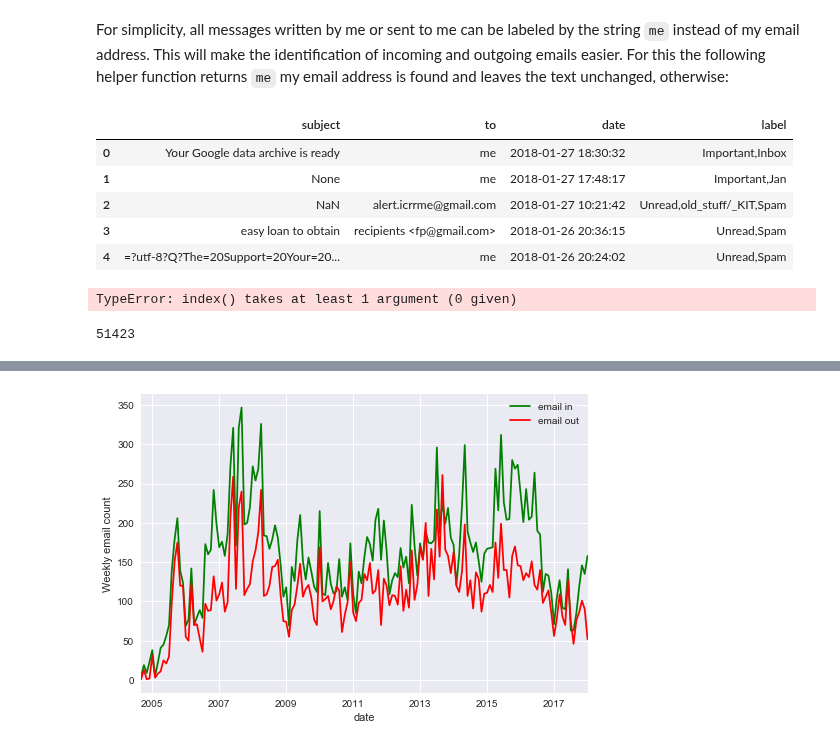
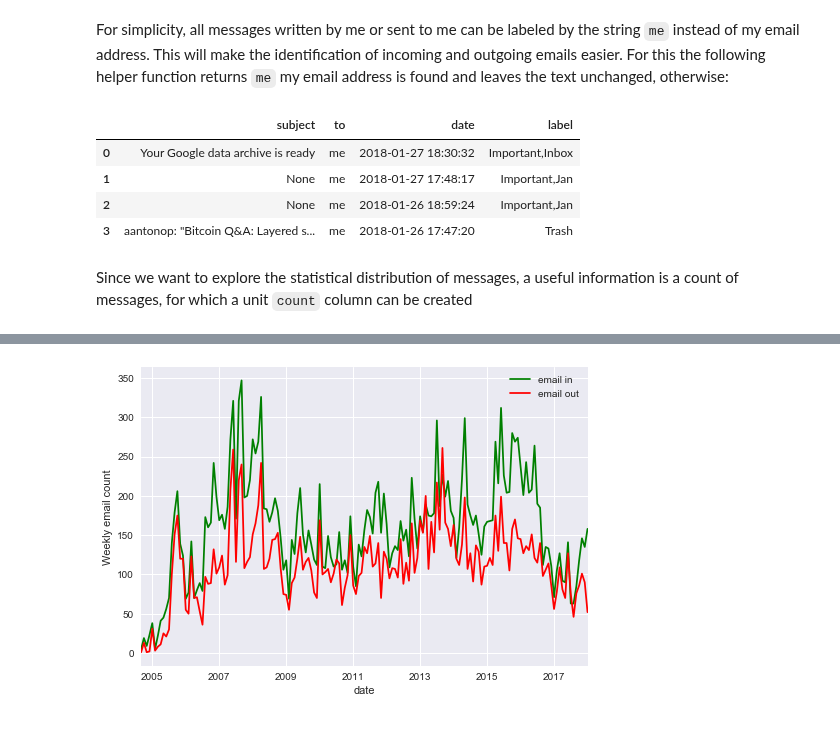
Before and after one commit to jsdiazpo/Gmail_Analysis, a Jupyter notebook: Gmail_Analysis.ipynb, the cells around one changed output, grey strips where cells are left out. Saved outputs shown, nothing was run; the diff lists cells and outputs as text; code cells hidden in the pictures.

```diff
--- a/Gmail_Analysis.ipynb
+++ b/Gmail_Analysis.ipynb
@@ -240,21 +240,14 @@ def rename_me(txt):
 df['from'] = df['from'].apply(rename_me)
 df['to'] = df['to'].apply(rename_me)
 # %%
-df[['subject', 'to', 'date', 'label']].head()
+df[['subject', 'to', 'date', 'label']].head(4)
 # %% [output]
 |  | subject | to | date | label |
 | 0 | Your Google data archive is ready | me | 2018-01-27 18:30:32 | Important,Inbox |
 | 1 | None | me | 2018-01-27 17:48:17 | Important,Jan |
-| 2 | NaN | alert.icrrme@gmail.com | 2018-01-27 10:21:42 | Unread,old_stuff/_KIT,Spam |
-| 3 | easy loan to obtain | recipients <fp@gmail.com> | 2018-01-26 20:36:15 | Unread,Spam |
-| 4 | =?utf-8?Q?The=20Support=20Your=20... | me | 2018-01-26 20:24:02 | Unread,Spam |
+| 2 | None | me | 2018-01-26 18:59:24 | Important,Jan |
+| 3 | aantonop: "Bitcoin Q&A: Layered s... | me | 2018-01-26 17:47:20 | Trash |
-# %%
-df['label'][0].index()
-# %% [output]
-TypeError: index() takes at least 1 argument (0 given)
-# %%
-len(df)
-# %% [output]
-51423
+# %% [markdown]
+Since we want to explore the statistical distribution of messages, a useful information is a count of messages, for which a unit `count` column can be created
 # %%
 df['count'] = [1 for _ in range(len(df))]
```
Also changed, not shown: parts of 3 cells of this notebook.
